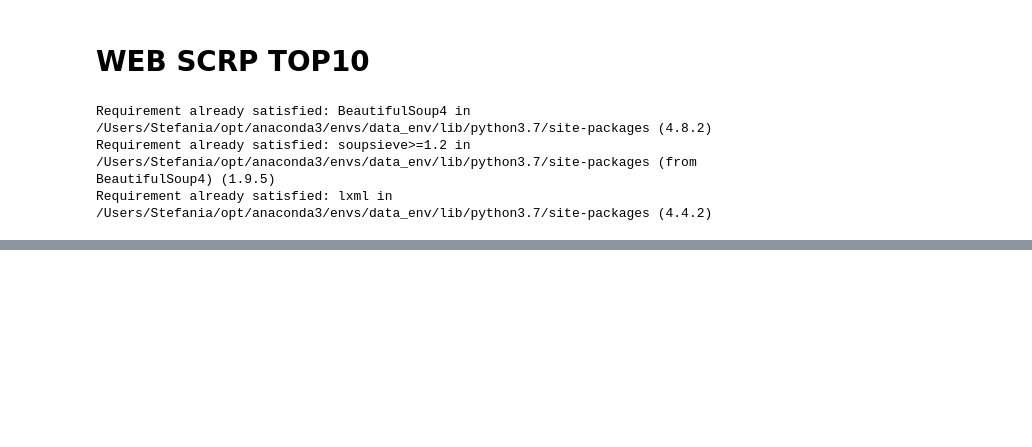
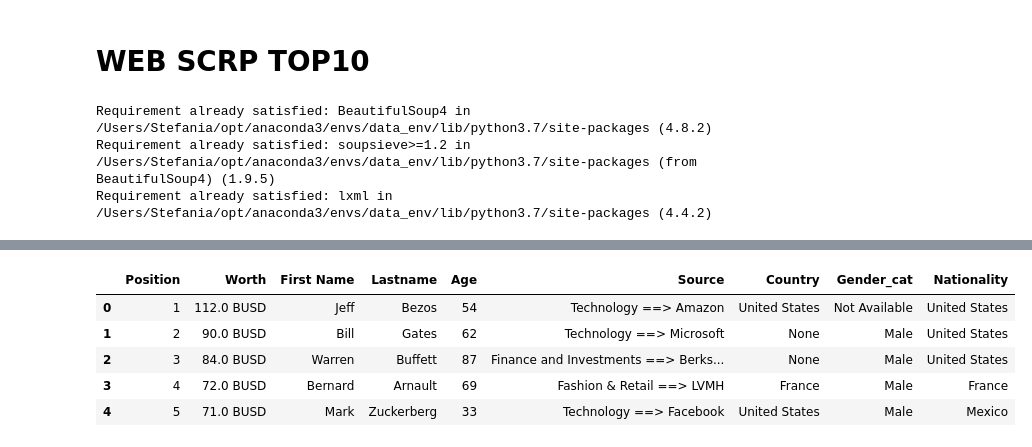
Before and after one commit to sbraca/Ironhack-Module-1-Project-hatching, a Jupyter notebook: notebooks/pipelines_test.ipynb, the cells around one changed output, grey strips where cells are left out. Saved outputs shown, nothing was run; the diff lists cells and outputs as text; code cells hidden in the pictures; blank space fills up the shorter version.

Commit message:
merged DF function

```diff
--- a/notebooks/pipelines_test.ipynb
+++ b/notebooks/pipelines_test.ipynb
@@ -531,0 +514,3 @@ NameError: name 'table' is not defined
+# %%
+top10_df = scr_table(table)
+top10_df
@@ -532,6 +529,6 @@ NameError: name 'table' is not defined
+# %%
+top10_df = top10_df.astype({"Position": int})
 # %%
-def prep_merge1 (df1, df2):
-    top10_df.rename(columns={"No.": "Position"}, inplace=True)
-    top10_df.drop(columns=['Name', 'Net worth (USD)','Age', 'Source(s) of wealth'], inplace=True)
-    merged_df = pd.merge(final_df, top10_df, on='Position', how='outer')
+def merge1 (df1,df2):
+    merged_df = pd.merge(df1, df2, on='Position', how='outer')
     return merged_df
@@ -539,0 +535,2 @@ prep_merge1(final_df, table)
+# %%
+merged_df = merge1(final_df, top10_df)
@@ -539,0 +547,9 @@ prep_merge1(final_df, table)
+# %%
+merged_df.head()
+# %% [output]
+|  | Position | Worth | First Name | Lastname | Age | Source | Country | Gender_cat | Nationality |
+| 0 | 1 | 112.0 BUSD | Jeff | Bezos | 54 | Technology ==> Amazon | United States | Not Available | United States |
+| 1 | 2 | 90.0 BUSD | Bill | Gates | 62 | Technology ==> Microsoft | None | Male | United States |
+| 2 | 3 | 84.0 BUSD | Warren | Buffett | 87 | Finance and Investments ==> Berks... | None | Male | United States |
+| 3 | 4 | 72.0 BUSD | Bernard | Arnault | 69 | Fashion & Retail ==> LVMH | France | Male | France |
+| 4 | 5 | 71.0 BUSD | Mark | Zuckerberg | 33 | Technology ==> Facebook | United States | Male | Mexico |
```
Also changed, not shown: parts of 7 cells of this notebook, 1 other file.
